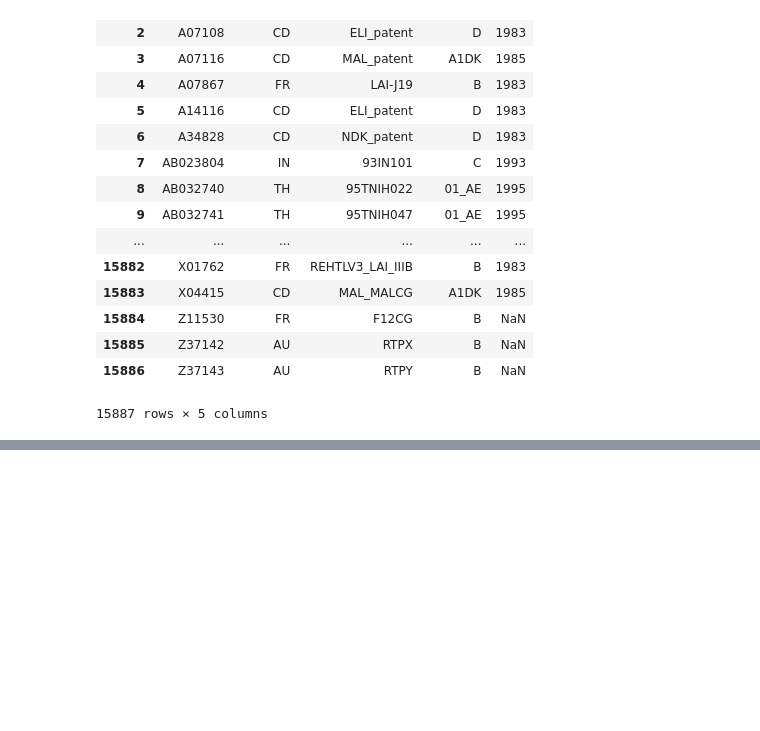
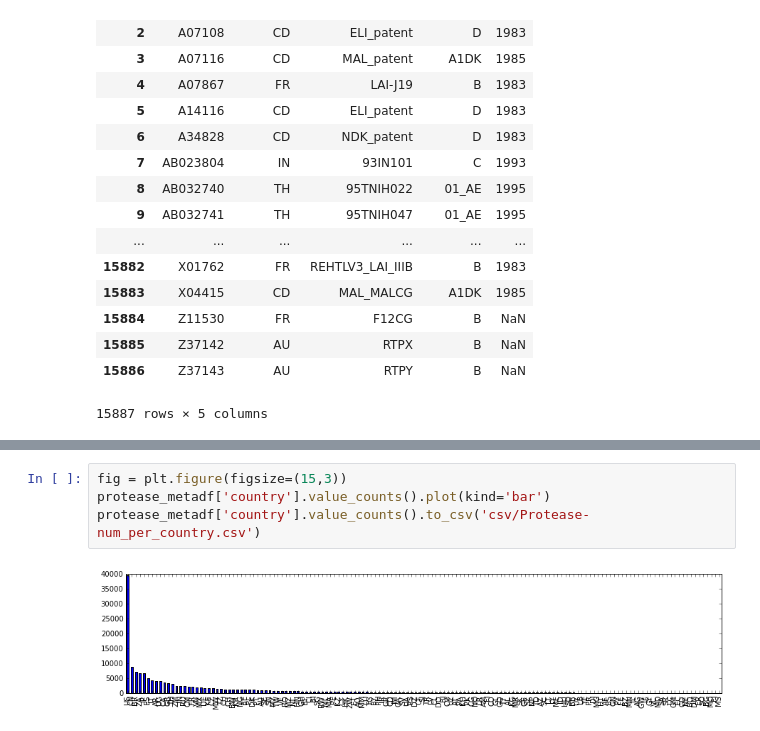
Before and after one commit to ericmjl/systems-microbiology-hiv, a Jupyter notebook: 03 Data Exploration.ipynb, the cells around one changed output, grey strips where cells are left out. Saved outputs shown, nothing was run; the diff lists cells and outputs as text; blank space fills up the shorter version.

```diff
--- a/03 Data Exploration.ipynb
+++ b/03 Data Exploration.ipynb
@@ -127,0 +97,6 @@ rt_metadf['country'].value_counts().to_csv('csv/num_per_country.csv')
+# %%
+fig = plt.figure(figsize=(15,3))
+protease_metadf['country'].value_counts().plot(kind='bar')
+protease_metadf['country'].value_counts().to_csv('csv/Protease-num_per_country.csv')
+# %% [output]
+[figure, added]
```
Also changed, not shown: parts of 8 cells of this notebook, 10 other files.
